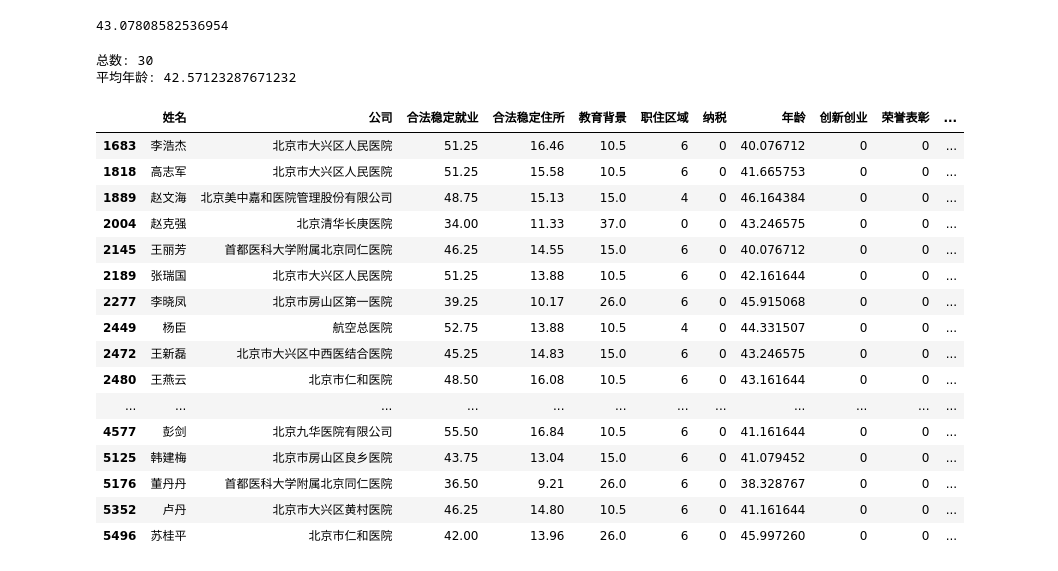
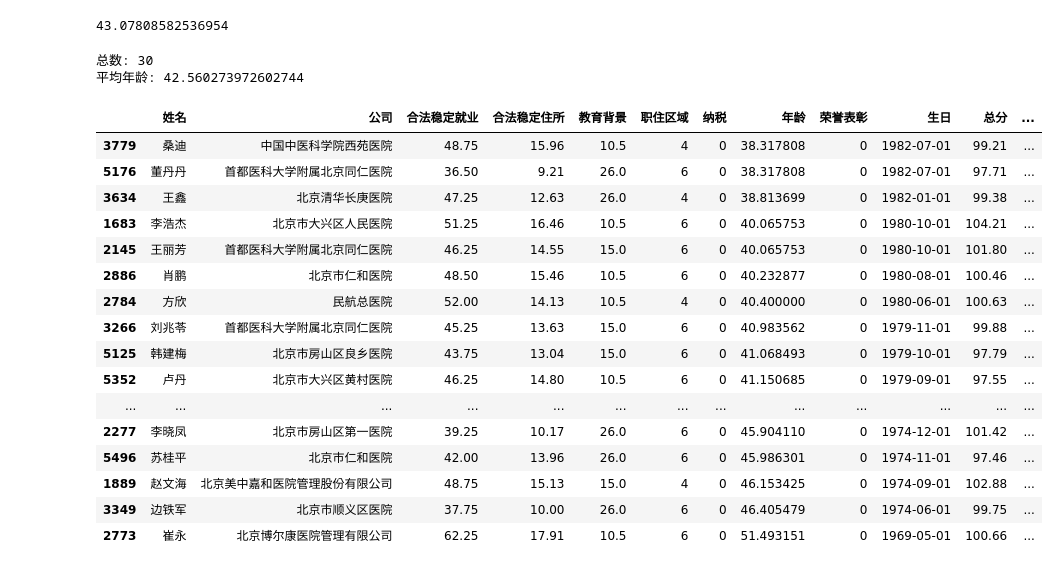
Before and after one commit to BerSerK/BeiJingLuoHu, a Jupyter notebook: 积分落户分析2020.ipynb, the cells around one changed output. Cells and saved outputs as stored; diff of their text form; code cells hidden in the pictures.

```diff
--- a/积分落户分析2020.ipynb
+++ b/积分落户分析2020.ipynb
@@ -142,25 +151,26 @@ df['年龄'].mean()
 # %%
 yiyuan= df.loc[df['公司'].str.contains('医院')]
 print('总数:', len(yiyuan))
 print('平均年龄:', yiyuan['年龄'].mean())
-display(yiyuan)
+display(yiyuan.loc[:,['姓名', '公司', '合法稳定就业', '合法稳定住所', '教育背景', '职住区域', '纳税', '年龄',
+       '荣誉表彰', '生日', '总分', '出生年份']])
 # %% [output]
 总数: 30
-平均年龄: 42.57123287671232
+平均年龄: 42.560273972602744
-|  | 姓名 | 公司 | 合法稳定就业 | 合法稳定住所 | 教育背景 | 职住区域 | 纳税 | 年龄 | 创新创业 | 荣誉表彰 | ... |
-| 1683 | 李浩杰 | 北京市大兴区人民医院 | 51.25 | 16.46 | 10.5 | 6 | 0 | 40.076712 | 0 | 0 | ... |
-| 1818 | 高志军 | 北京市大兴区人民医院 | 51.25 | 15.58 | 10.5 | 6 | 0 | 41.665753 | 0 | 0 | ... |
-| 1889 | 赵文海 | 北京美中嘉和医院管理股份有限公司 | 48.75 | 15.13 | 15.0 | 4 | 0 | 46.164384 | 0 | 0 | ... |
-| 2004 | 赵克强 | 北京清华长庚医院 | 34.00 | 11.33 | 37.0 | 0 | 0 | 43.246575 | 0 | 0 | ... |
-| 2145 | 王丽芳 | 首都医科大学附属北京同仁医院 | 46.25 | 14.55 | 15.0 | 6 | 0 | 40.076712 | 0 | 0 | ... |
-| 2189 | 张瑞国 | 北京市大兴区人民医院 | 51.25 | 13.88 | 10.5 | 6 | 0 | 42.161644 | 0 | 0 | ... |
-| 2277 | 李晓凤 | 北京市房山区第一医院 | 39.25 | 10.17 | 26.0 | 6 | 0 | 45.915068 | 0 | 0 | ... |
-| 2449 | 杨臣 | 航空总医院 | 52.75 | 13.88 | 10.5 | 4 | 0 | 44.331507 | 0 | 0 | ... |
-| 2472 | 王新磊 | 北京市大兴区中西医结合医院 | 45.25 | 14.83 | 15.0 | 6 | 0 | 43.246575 | 0 | 0 | ... |
-| 2480 | 王燕云 | 北京市仁和医院 | 48.50 | 16.08 | 10.5 | 6 | 0 | 43.161644 | 0 | 0 | ... |
-| ... | ... | ... | ... | ... | ... | ... | ... | ... | ... | ... | ... |
-| 4577 | 彭剑 | 北京九华医院有限公司 | 55.50 | 16.84 | 10.5 | 6 | 0 | 41.161644 | 0 | 0 | ... |
-| 5125 | 韩建梅 | 北京市房山区良乡医院 | 43.75 | 13.04 | 15.0 | 6 | 0 | 41.079452 | 0 | 0 | ... |
-| 5176 | 董丹丹 | 首都医科大学附属北京同仁医院 | 36.50 | 9.21 | 26.0 | 6 | 0 | 38.328767 | 0 | 0 | ... |
-| 5352 | 卢丹 | 北京市大兴区黄村医院 | 46.25 | 14.80 | 10.5 | 6 | 0 | 41.161644 | 0 | 0 | ... |
-| 5496 | 苏桂平 | 北京市仁和医院 | 42.00 | 13.96 | 26.0 | 6 | 0 | 45.997260 | 0 | 0 | ... |
+|  | 姓名 | 公司 | 合法稳定就业 | 合法稳定住所 | 教育背景 | 职住区域 | 纳税 | 年龄 | 荣誉表彰 | 生日 | 总分 | ... |
+| 3779 | 桑迪 | 中国中医科学院西苑医院 | 48.75 | 15.96 | 10.5 | 4 | 0 | 38.317808 | 0 | 1982-07-01 | 99.21 | ... |
+| 5176 | 董丹丹 | 首都医科大学附属北京同仁医院 | 36.50 | 9.21 | 26.0 | 6 | 0 | 38.317808 | 0 | 1982-07-01 | 97.71 | ... |
+| 3634 | 王鑫 | 北京清华长庚医院 | 47.25 | 12.63 | 26.0 | 4 | 0 | 38.813699 | 0 | 1982-01-01 | 99.38 | ... |
+| 1683 | 李浩杰 | 北京市大兴区人民医院 | 51.25 | 16.46 | 10.5 | 6 | 0 | 40.065753 | 0 | 1980-10-01 | 104.21 | ... |
+| 2145 | 王丽芳 | 首都医科大学附属北京同仁医院 | 46.25 | 14.55 | 15.0 | 6 | 0 | 40.065753 | 0 | 1980-10-01 | 101.80 | ... |
+| 2886 | 肖鹏 | 北京市仁和医院 | 48.50 | 15.46 | 10.5 | 6 | 0 | 40.232877 | 0 | 1980-08-01 | 100.46 | ... |
+| 2784 | 方欣 | 民航总医院 | 52.00 | 14.13 | 10.5 | 4 | 0 | 40.400000 | 0 | 1980-06-01 | 100.63 | ... |
+| 3266 | 刘兆苓 | 首都医科大学附属北京同仁医院 | 45.25 | 13.63 | 15.0 | 6 | 0 | 40.983562 | 0 | 1979-11-01 | 99.88 | ... |
+| 5125 | 韩建梅 | 北京市房山区良乡医院 | 43.75 | 13.04 | 15.0 | 6 | 0 | 41.068493 | 0 | 1979-10-01 | 97.79 | ... |
+| 5352 | 卢丹 | 北京市大兴区黄村医院 | 46.25 | 14.80 | 10.5 | 6 | 0 | 41.150685 | 0 | 1979-09-01 | 97.55 | ... |
+| ... | ... | ... | ... | ... | ... | ... | ... | ... | ... | ... | ... | ... |
+| 2277 | 李晓凤 | 北京市房山区第一医院 | 39.25 | 10.17 | 26.0 | 6 | 0 | 45.904110 | 0 | 1974-12-01 | 101.42 | ... |
+| 5496 | 苏桂平 | 北京市仁和医院 | 42.00 | 13.96 | 26.0 | 6 | 0 | 45.986301 | 0 | 1974-11-01 | 97.46 | ... |
+| 1889 | 赵文海 | 北京美中嘉和医院管理股份有限公司 | 48.75 | 15.13 | 15.0 | 4 | 0 | 46.153425 | 0 | 1974-09-01 | 102.88 | ... |
+| 3349 | 边铁军 | 北京市顺义区医院 | 37.75 | 10.00 | 26.0 | 6 | 0 | 46.405479 | 0 | 1974-06-01 | 99.75 | ... |
+| 2773 | 崔永 | 北京博尔康医院管理有限公司 | 62.25 | 17.91 | 10.5 | 6 | 0 | 51.493151 | 0 | 1969-05-01 | 100.66 | ... |
```
Also changed, not shown: parts of 8 cells of this notebook.
